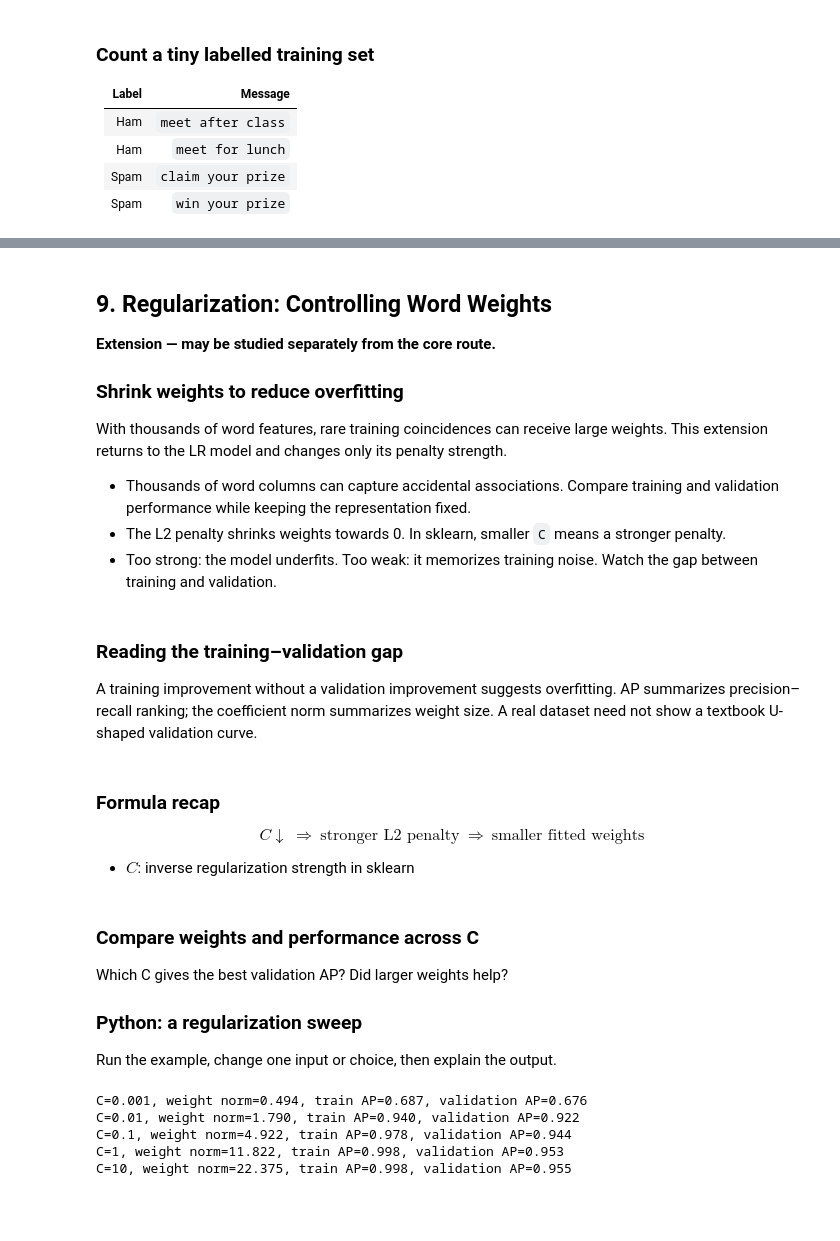
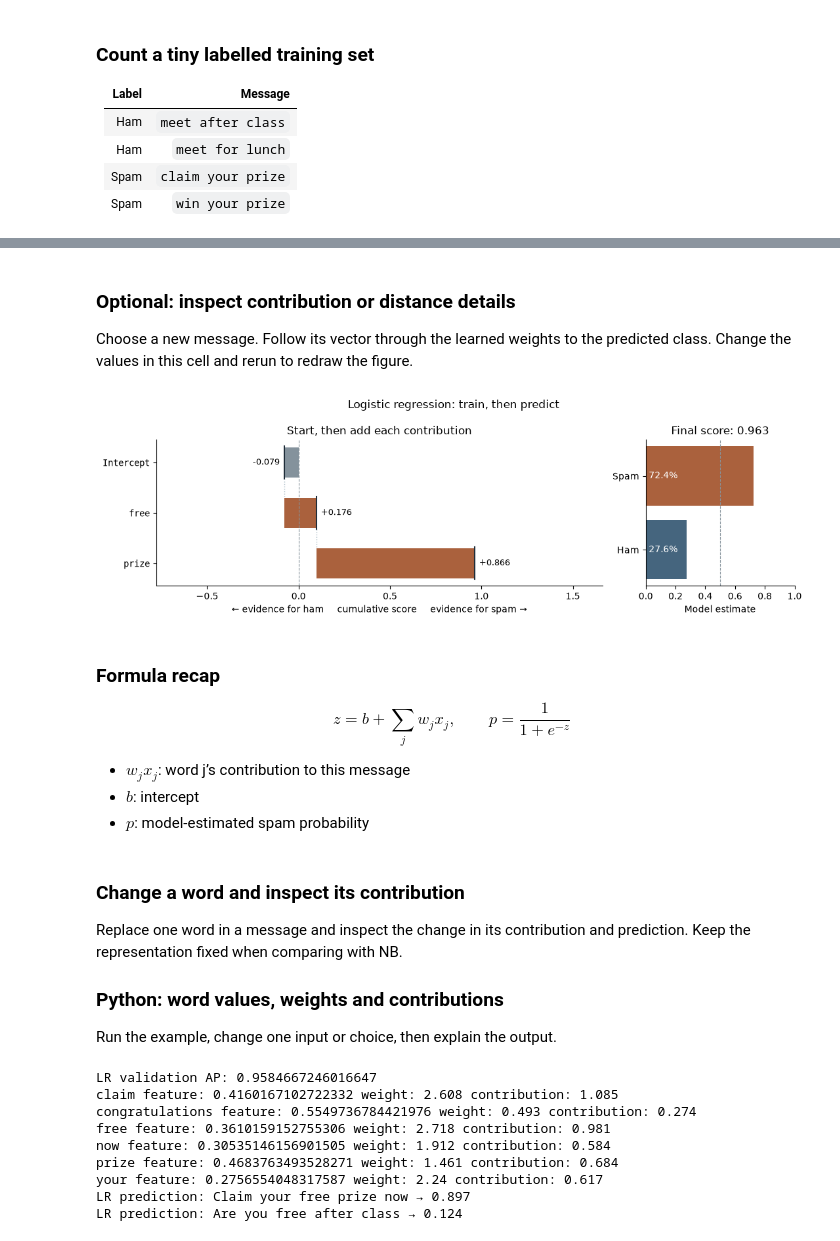
Before and after one commit to yulequan/STAT3612, a Jupyter notebook: src/tutorials/tutorial05/tutorial05.ipynb, the cells around one changed output, grey strips where cells are left out. Cells and saved outputs as stored; diff of their text form; code cells hidden in the pictures; blank space fills up the shorter version.

```diff
--- a/src/tutorials/tutorial05/tutorial05.ipynb
+++ b/src/tutorials/tutorial05/tutorial05.ipynb
@@ -619,52 +561,57 @@ Spam vote: 0.8
 # %% [markdown]
-## 9. Regularization: Controlling Word Weights
+### Optional: inspect contribution or distance details
 
-**Extension — may be studied separately from the core route.**
 
-### Shrink weights to reduce overfitting
 
-With thousands of word features, rare training coincidences can receive large weights. This extension returns to the LR model and changes only its penalty strength.
-
-- Thousands of word columns can capture accidental associations. Compare training and validation performance while keeping the representation fixed.
-- The L2 penalty shrinks weights towards 0. In sklearn, smaller `C` means a stronger penalty.
-- Too strong: the model underfits. Too weak: it memorizes training noise. Watch the gap between training and validation.
+Choose a new message. Follow its vector through the learned weights to the predicted class. Change the values in this cell and rerun to redraw the figure.
-# %% [markdown]
-### Reading the training–validation gap
-
-A training improvement without a validation improvement suggests overfitting. AP summarizes precision–recall ranking; the coefficient norm summarizes weight size. A real dataset need not show a textbook U-shaped validation curve.
+# %%
+plot_evidence(lr_example(counts={"free": 1, "prize": 1}), kind="logistic")
+# %% [output]
+[figure, added]
 # %% [markdown]
 ### Formula recap
 
-$$C\downarrow\ \Rightarrow\ \text{stronger L2 penalty}\ \Rightarrow\ \text{smaller fitted weights}$$
+$$z=b+\sum_j w_jx_j,\qquad p=\frac{1}{1+e^{-z}}$$
 
-- $C$: inverse regularization strength in sklearn
+- $w_jx_j$: word j’s contribution to this message
+- $b$: intercept
+- $p$: model-estimated spam probability
 # %% [markdown]
-### Compare weights and performance across C
+### Change a word and inspect its contribution
 
-Which C gives the best validation AP? Did larger weights help?
+Replace one word in a message and inspect the change in its contribution and prediction. Keep the representation fixed when comparing with NB.
 
-### Python: a regularization sweep
+### Python: word values, weights and contributions
 
 Run the example, change one input or choice, then explain the output.
 # %%
-from sklearn.feature_extraction.text import CountVectorizer
+from sklearn.feature_extraction.text import TfidfVectorizer
 from sklearn.linear_model import LogisticRegression
 from sklearn.pipeline import Pipeline
 from experiment import tokens
 
-for C in [.001, .01, .1, 1, 10]:
-    model = Pipeline([
-        ("vectorizer", CountVectorizer(tokenizer=tokens, token_pattern=None, lowercase=False, min_df=2, max_features=2500)),
-        ("classifier", LogisticRegression(C=C, solver="liblinear", max_iter=1000, random_state=3612))
-    ])
-    model.fit(X_train, y_train)
-    train = metrics(y_train, model.predict_proba(X_train)[:, 1])["average_precision"]
-    val = metrics(y_val, model.predict_proba(X_val)[:, 1])["average_precision"]
-    norm = np.linalg.norm(model.named_steps["classifier"].coef_)
-    print(f"C={C:g}, weight norm={norm:.3f}, train AP={train:.3f}, validation AP={val:.3f}")
+model = Pipeline([
+    ("vectorizer", TfidfVectorizer(tokenizer=tokens, token_pattern=None, lowercase=False, min_df=2, max_features=2500)),
+    ("classifier", LogisticRegression(C=1, solver="liblinear", max_iter=1000, random_state=3612))
+])
+model.fit(X_train, y_train)
+print("LR validation AP:", metrics(y_val, model.predict_proba(X_val)[:, 1])["average_precision"])
+names = model.named_steps["vectorizer"].get_feature_names_out()
+weights = model.named_steps["classifier"].coef_[0]
+message = "Congratulations! Claim your free prize now!"
+values = model.named_steps["vectorizer"].transform([message]).toarray()[0]
+for j in np.flatnonzero(values):
+    print(names[j], "feature:", values[j], "weight:", round(weights[j], 3), "contribution:", round(values[j] * weights[j], 3))
+
+for text in ["Claim your free prize now", "Are you free after class"]:
+    print("LR prediction:", text, "→", round(model.predict_proba([text])[0, 1], 3))
 # %% [output]
-C=0.001, weight norm=0.494, train AP=0.687, validation AP=0.676
-C=0.01, weight norm=1.790, train AP=0.940, validation AP=0.922
-C=0.1, weight norm=4.922, train AP=0.978, validation AP=0.944
-C=1, weight norm=11.822, train AP=0.998, validation AP=0.953
-C=10, weight norm=22.375, train AP=0.998, validation AP=0.955
+LR validation AP: 0.9584667246016647
+claim feature: 0.4160167102722332 weight: 2.608 contribution: 1.085
+congratulations feature: 0.5549736784421976 weight: 0.493 contribution: 0.274
+free feature: 0.3610159152755306 weight: 2.718 contribution: 0.981
+now feature: 0.30535146156901505 weight: 1.912 contribution: 0.584
+prize feature: 0.4683763493528271 weight: 1.461 contribution: 0.684
+your feature: 0.2756554048317587 weight: 2.24 contribution: 0.617
+LR prediction: Claim your free prize now → 0.897
+LR prediction: Are you free after class → 0.124
```
Also changed, not shown: parts of 135 cells of this notebook, 14 other files.
